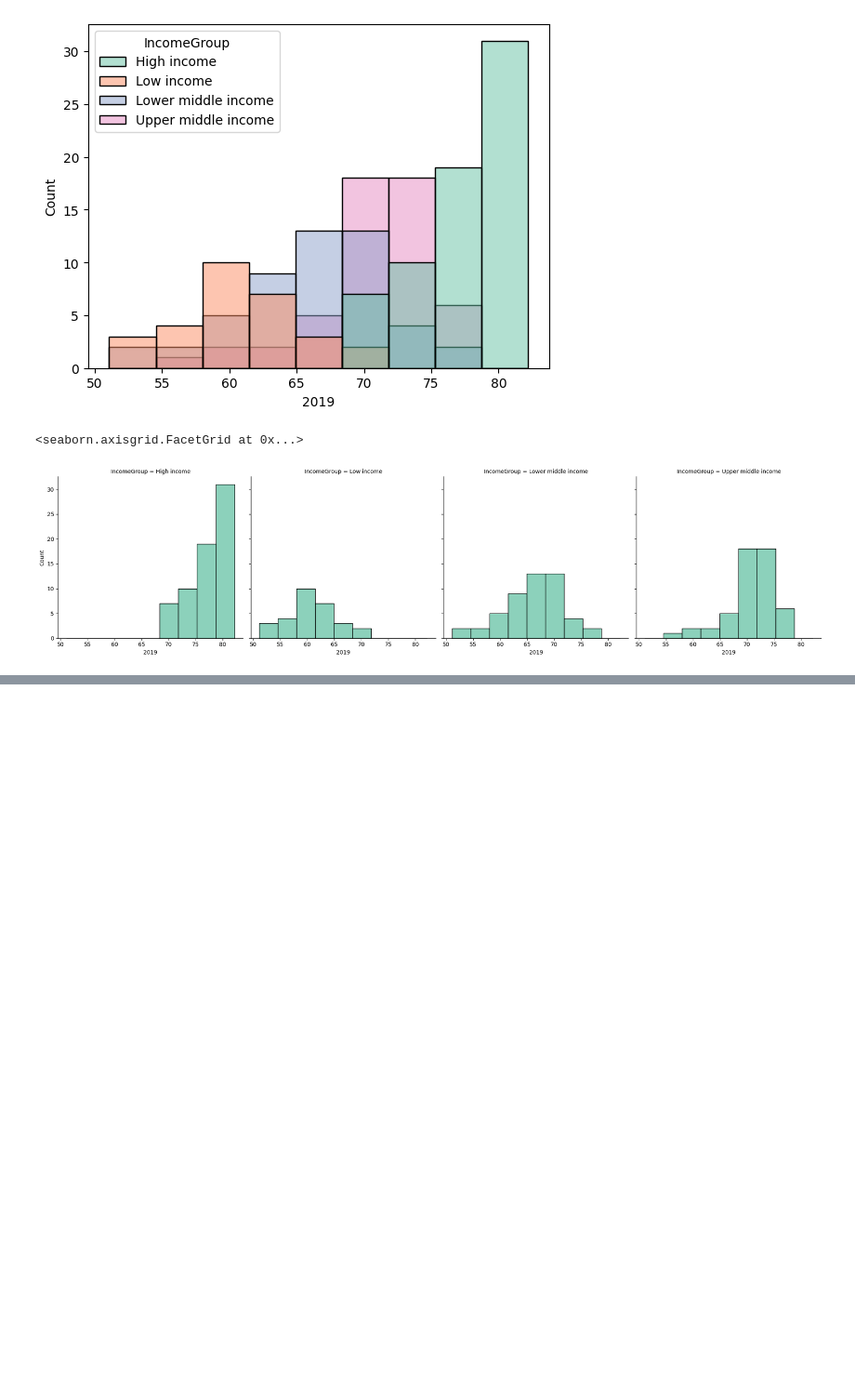
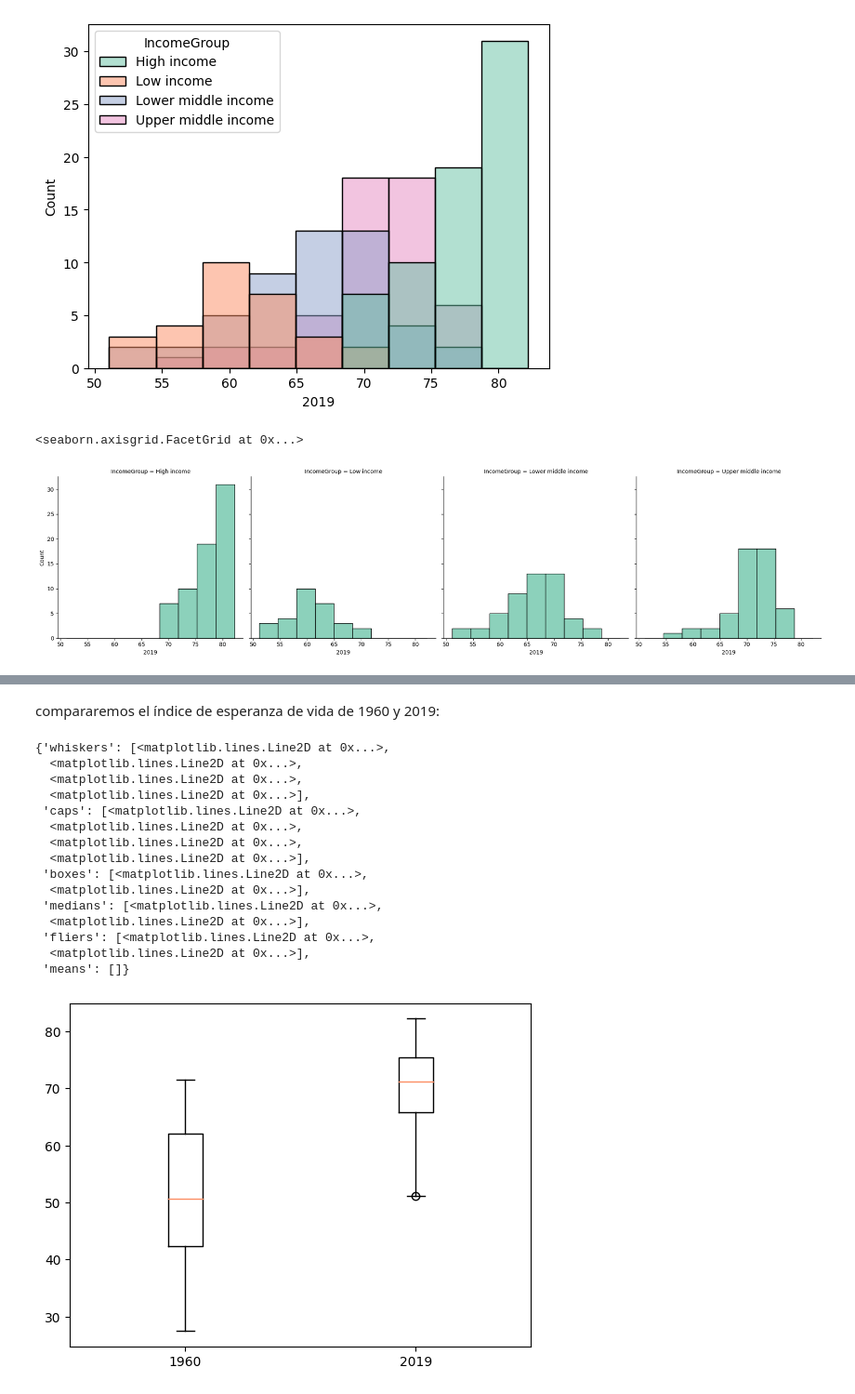
Before and after one commit to Edersao/Curso_Data_Scientist, a Jupyter notebook: exploracion_de_datos.ipynb, the cells around one changed output, grey strips where cells are left out. Shown: that part at 93% size. Cells and saved outputs as stored; diff of their text form; code cells hidden in the pictures; blank space fills up the shorter version.

```diff
--- a/exploracion_de_datos.ipynb
+++ b/exploracion_de_datos.ipynb
@@ -171,0 +207,21 @@ sns.displot(kind='hist',x='2019',col='IncomeGroup',data=merged_df)
+# %% [markdown]
+compararemos el índice de esperanza de vida de 1960 y 2019:
+# %%
+plt.boxplot(x=[lifexp_male['1960'].dropna(),lifexp_male['2019'].dropna()],labels=['1960','2019'])
+# %% [output]
+{'whiskers': [<matplotlib.lines.Line2D at 0x...>,
+  <matplotlib.lines.Line2D at 0x...>,
+  <matplotlib.lines.Line2D at 0x...>,
+  <matplotlib.lines.Line2D at 0x...>],
+ 'caps': [<matplotlib.lines.Line2D at 0x...>,
+  <matplotlib.lines.Line2D at 0x...>,
+  <matplotlib.lines.Line2D at 0x...>,
+  <matplotlib.lines.Line2D at 0x...>],
+ 'boxes': [<matplotlib.lines.Line2D at 0x...>,
+  <matplotlib.lines.Line2D at 0x...>],
+ 'medians': [<matplotlib.lines.Line2D at 0x...>,
+  <matplotlib.lines.Line2D at 0x...>],
+ 'fliers': [<matplotlib.lines.Line2D at 0x...>,
+  <matplotlib.lines.Line2D at 0x...>],
+ 'means': []}
+[figure, added]
```
Also changed, not shown: parts of 28 cells of this notebook.
